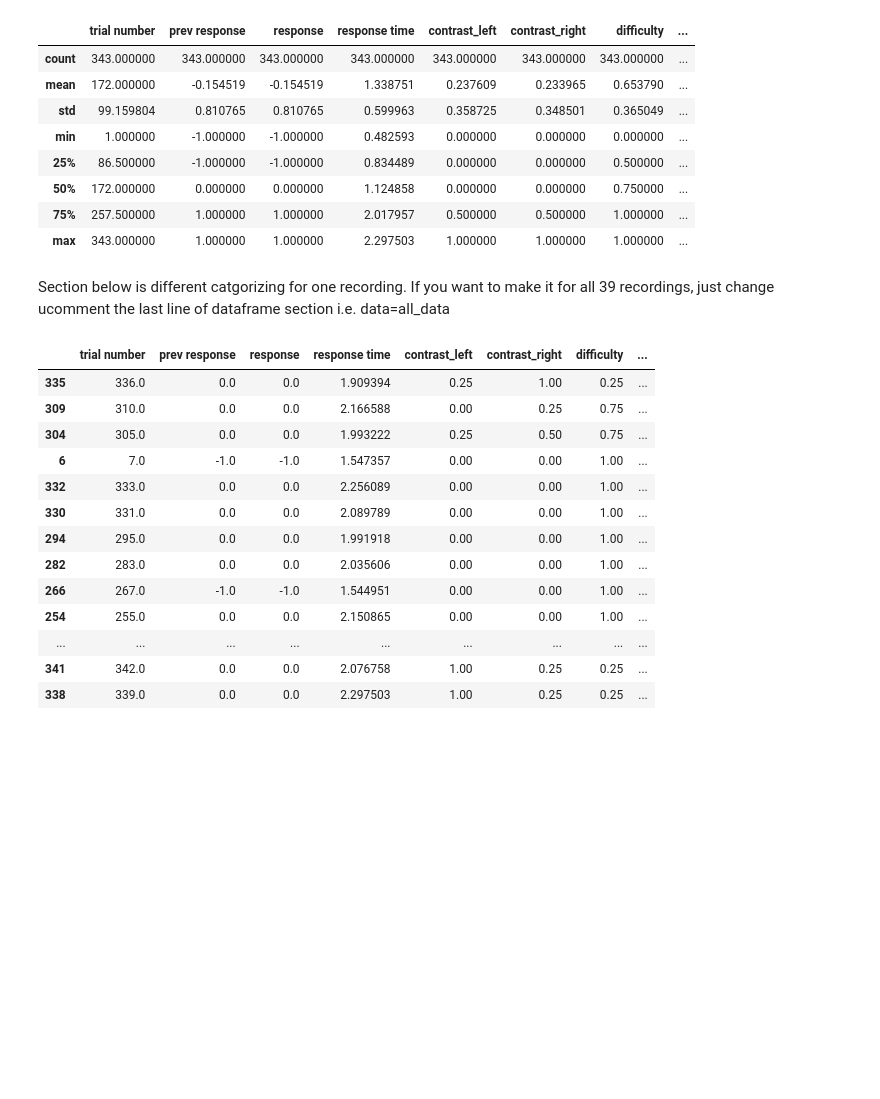
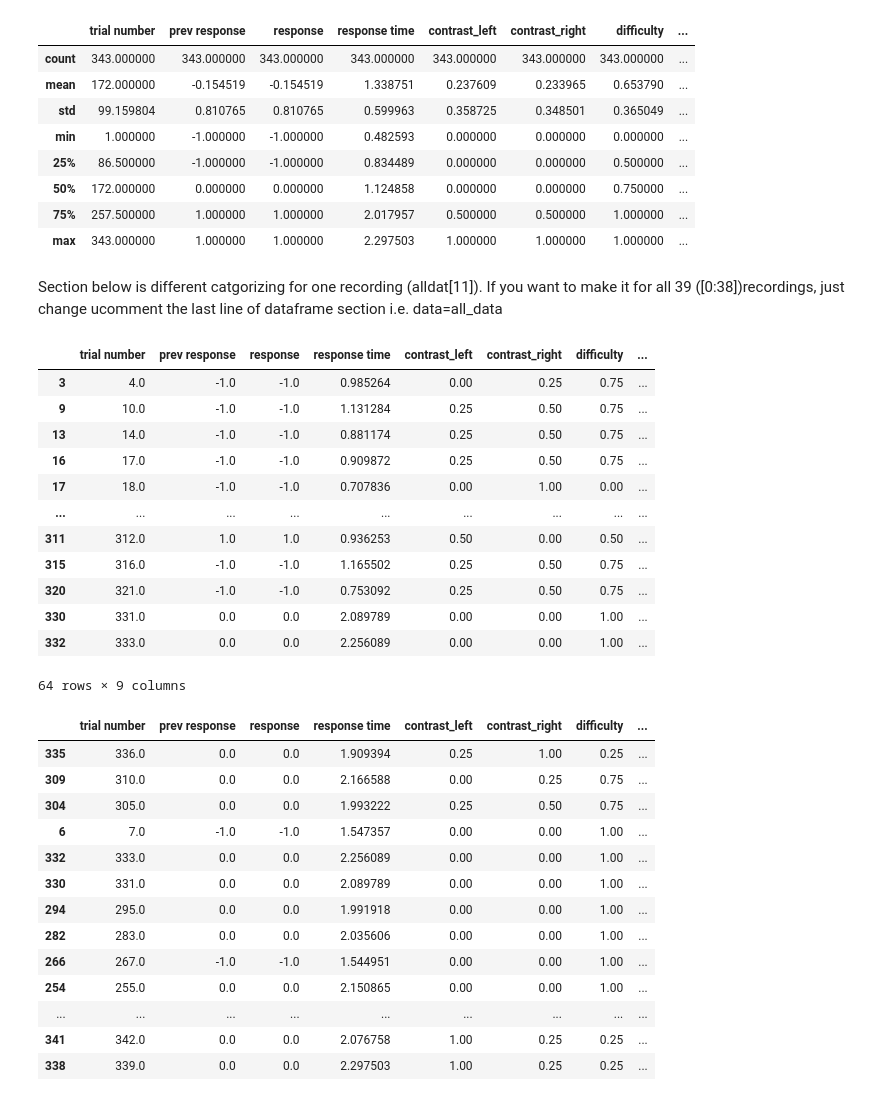
Before and after one commit to zova137/NMA, a Jupyter notebook: Load_steinmetz_decisions_(1)_(1).ipynb, the cells around one changed output. Saved outputs shown, nothing was run; the diff lists cells and outputs as text; code cells hidden in the pictures; blank space fills up the shorter version.

```diff
--- a/Load_steinmetz_decisions_(1)_(1).ipynb
+++ b/Load_steinmetz_decisions_(1)_(1).ipynb
@@ -82,11 +82,11 @@ for i, mouse in enumerate(alldat):
   #name = np.repeat(mouse['mouse_name'], response.size)
 
   trial_num = np.arange(response.size) + 1
-  mice_data.append(data)
+
 data = pd.DataFrame(np.column_stack(
-      [trial_num, prev_response, response, response_time, contrast_left.astype('float32'), contrast_right, contrast_diff, contrast_dir,  feedback_type]),
+      [trial_num, prev_response, response, response_time, contrast_left, contrast_right, contrast_diff, contrast_dir,  feedback_type]),
                       columns = ['trial number', 'prev response', 'response', 'response time',  'contrast_left', 'contrast_right', 'difficulty', 'deltaC','reward' ])
-
+mice_data.append(data)
 
 all_data = pd.concat(mice_data)
 #all_data[:20]
@@ -111,7 +119,7 @@ data.describe(include='all')
 | 75% | 257.500000 | 1.000000 | 1.000000 | 2.017957 | 0.500000 | 0.500000 | 1.000000 | ... |
 | max | 343.000000 | 1.000000 | 1.000000 | 2.297503 | 1.000000 | 1.000000 | 1.000000 | ... |
 # %% [markdown]
-Section below is different catgorizing for one recording. If you want to make it for all 39 recordings, just change ucomment the last line of dataframe section i.e. data=all_data
+Section below is different catgorizing for one recording (alldat[11]). If you want to make it for all 39 ([0:38])recordings, just change ucomment the last line of dataframe section i.e. data=all_data
 # %%
 #@title Categorizing based on history & feedback
 
@@ -125,6 +133,9 @@ win_stay=stay[stay['reward']==1]  #64 trials
 lose_stay=stay[stay['reward']==-1]  #45 trials
 win_shift=shift[shift['reward']==1] #182 trials
 lose_shift=shift[shift['reward']==-1] #52 trials
+strategy=[win_stay, lose_stay, win_shift, lose_shift]
+
+#categorized_data=pd.DataFrame[(trial_num, win_stay)], columns=[('no', 'win_stay')]
 # %%
 #@title Categorizing go tasks(exclude no go) based on history & feedback
 
@@ -143,4 +155,20 @@ lose_shift=shift[shift['reward']==-1] #17 trials
 #lose_stay.shape
+# %%
+strategy==win_stay
+# %% [output]
+|  | trial number | prev response | response | response time | contrast_left | contrast_right | difficulty | ... |
+| 3 | 4.0 | -1.0 | -1.0 | 0.985264 | 0.00 | 0.25 | 0.75 | ... |
+| 9 | 10.0 | -1.0 | -1.0 | 1.131284 | 0.25 | 0.50 | 0.75 | ... |
+| 13 | 14.0 | -1.0 | -1.0 | 0.881174 | 0.25 | 0.50 | 0.75 | ... |
+| 16 | 17.0 | -1.0 | -1.0 | 0.909872 | 0.25 | 0.50 | 0.75 | ... |
+| 17 | 18.0 | -1.0 | -1.0 | 0.707836 | 0.00 | 1.00 | 0.00 | ... |
+| ... | ... | ... | ... | ... | ... | ... | ... | ... |
+| 311 | 312.0 | 1.0 | 1.0 | 0.936253 | 0.50 | 0.00 | 0.50 | ... |
+| 315 | 316.0 | -1.0 | -1.0 | 1.165502 | 0.25 | 0.50 | 0.75 | ... |
+| 320 | 321.0 | -1.0 | -1.0 | 0.753092 | 0.25 | 0.50 | 0.75 | ... |
+| 330 | 331.0 | 0.0 | 0.0 | 2.089789 | 0.00 | 0.00 | 1.00 | ... |
+| 332 | 333.0 | 0.0 | 0.0 | 2.256089 | 0.00 | 0.00 | 1.00 | ... |
+64 rows × 9 columns
 # %%
 #@title Categorizing go tasks(exclude no go) based on history & feedback
 
```
Also changed, not shown: parts of 13 cells of this notebook.
